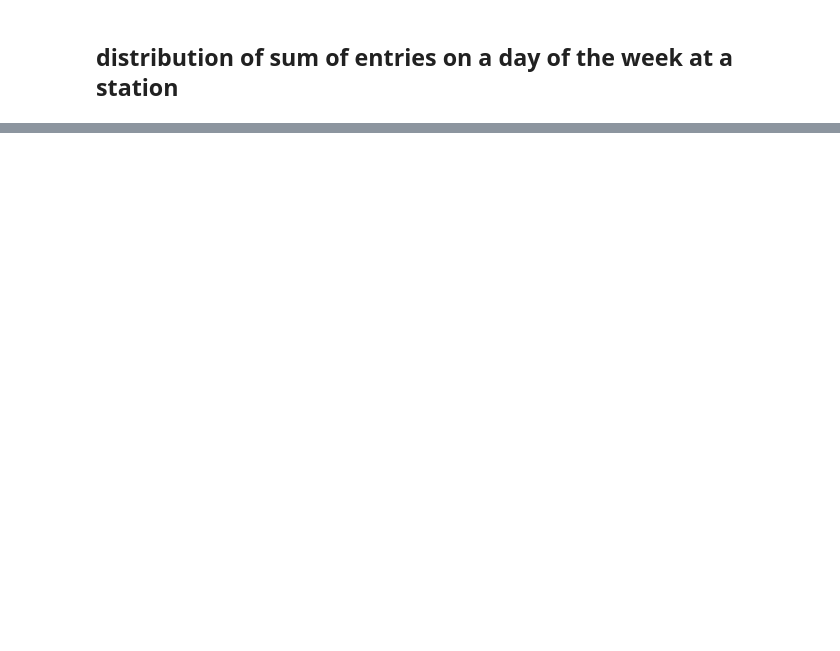
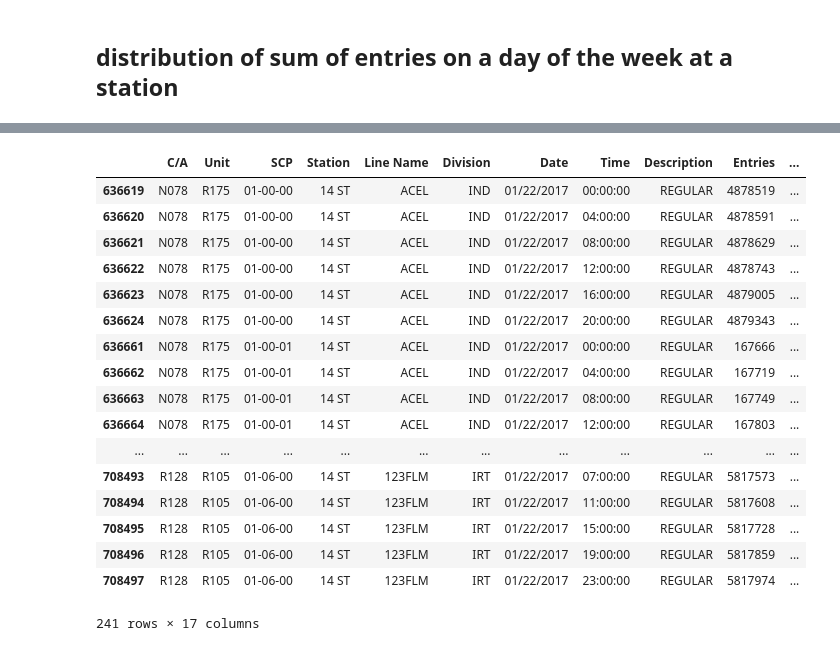
Before and after one commit to YCCZhao/wk1, a Jupyter notebook: Project1_MTA.ipynb, the cells around one changed output, grey strips where cells are left out. Saved outputs shown, nothing was run; the diff lists cells and outputs as text; code cells hidden in the pictures; blank space fills up the shorter version.

```diff
--- a/Project1_MTA.ipynb
+++ b/Project1_MTA.ipynb
@@ -121,0 +145,5 @@ mta_df.groupby(['Station', 'day'])['Entries_4_hours_cleaned'].sum().hist(range=[
+# %%
+top20_station = (list(mta_df.groupby(['Station'])['Entries_4_hours_cleaned']
+                      .sum().sort_values(ascending=False).head(20).index)
+                )
+top20_station
@@ -121,0 +171,21 @@ mta_df.groupby(['Station', 'day'])['Entries_4_hours_cleaned'].sum().hist(range=[
+# %%
+mta_df[(mta_df['Station'] == top20_station[0]) & (mta_df['Date'] == '01/22/2017')]
+# %% [output]
+|  | C/A | Unit | SCP | Station | Line Name | Division | Date | Time | Description | Entries | ... |
+| 636619 | N078 | R175 | 01-00-00 | 14 ST | ACEL | IND | 01/22/2017 | 00:00:00 | REGULAR | 4878519 | ... |
+| 636620 | N078 | R175 | 01-00-00 | 14 ST | ACEL | IND | 01/22/2017 | 04:00:00 | REGULAR | 4878591 | ... |
+| 636621 | N078 | R175 | 01-00-00 | 14 ST | ACEL | IND | 01/22/2017 | 08:00:00 | REGULAR | 4878629 | ... |
+| 636622 | N078 | R175 | 01-00-00 | 14 ST | ACEL | IND | 01/22/2017 | 12:00:00 | REGULAR | 4878743 | ... |
+| 636623 | N078 | R175 | 01-00-00 | 14 ST | ACEL | IND | 01/22/2017 | 16:00:00 | REGULAR | 4879005 | ... |
+| 636624 | N078 | R175 | 01-00-00 | 14 ST | ACEL | IND | 01/22/2017 | 20:00:00 | REGULAR | 4879343 | ... |
+| 636661 | N078 | R175 | 01-00-01 | 14 ST | ACEL | IND | 01/22/2017 | 00:00:00 | REGULAR | 167666 | ... |
+| 636662 | N078 | R175 | 01-00-01 | 14 ST | ACEL | IND | 01/22/2017 | 04:00:00 | REGULAR | 167719 | ... |
+| 636663 | N078 | R175 | 01-00-01 | 14 ST | ACEL | IND | 01/22/2017 | 08:00:00 | REGULAR | 167749 | ... |
+| 636664 | N078 | R175 | 01-00-01 | 14 ST | ACEL | IND | 01/22/2017 | 12:00:00 | REGULAR | 167803 | ... |
+| ... | ... | ... | ... | ... | ... | ... | ... | ... | ... | ... | ... |
+| 708493 | R128 | R105 | 01-06-00 | 14 ST | 123FLM | IRT | 01/22/2017 | 07:00:00 | REGULAR | 5817573 | ... |
+| 708494 | R128 | R105 | 01-06-00 | 14 ST | 123FLM | IRT | 01/22/2017 | 11:00:00 | REGULAR | 5817608 | ... |
+| 708495 | R128 | R105 | 01-06-00 | 14 ST | 123FLM | IRT | 01/22/2017 | 15:00:00 | REGULAR | 5817728 | ... |
+| 708496 | R128 | R105 | 01-06-00 | 14 ST | 123FLM | IRT | 01/22/2017 | 19:00:00 | REGULAR | 5817859 | ... |
+| 708497 | R128 | R105 | 01-06-00 | 14 ST | 123FLM | IRT | 01/22/2017 | 23:00:00 | REGULAR | 5817974 | ... |
+241 rows × 17 columns
```
Also changed, not shown: parts of 14 cells of this notebook.
